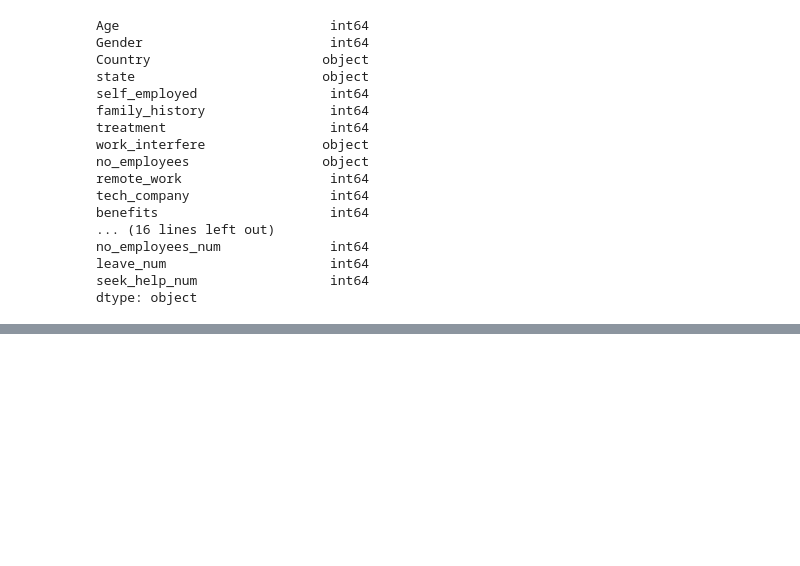
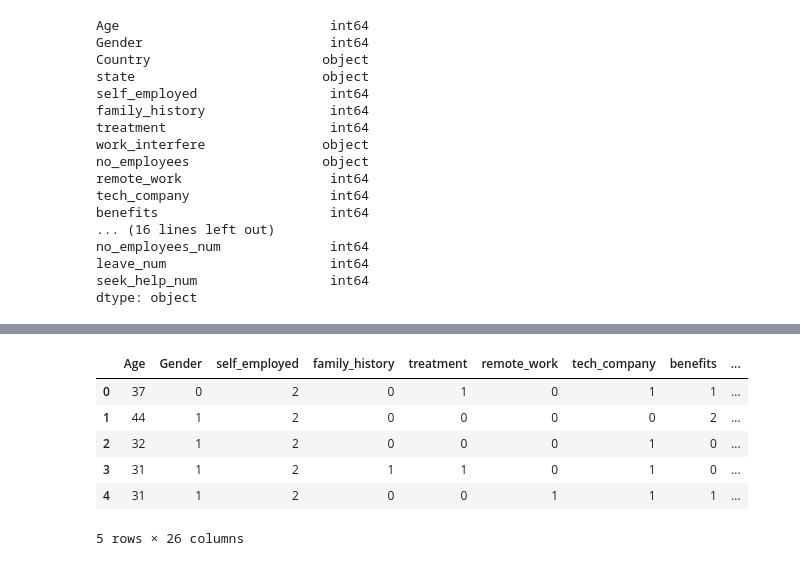
Before and after one commit to lucianawaka/datasets_mental_health, a Jupyter notebook: 1 - Mental Helth in Tech Survey/Mental Health in Tech Survey.ipynb, the cells around one changed output, grey strips where cells are left out. Saved outputs shown, nothing was run; the diff lists cells and outputs as text; code cells hidden in the pictures; blank space fills up the shorter version.

```diff
--- a/1 - Mental Helth in Tech Survey/Mental Health in Tech Survey.ipynb
+++ b/1 - Mental Helth in Tech Survey/Mental Health in Tech Survey.ipynb
@@ -632,0 +662,10 @@ dtype: object
+# %%
+features.head()
+# %% [output]
+|  | Age | Gender | self_employed | family_history | treatment | remote_work | tech_company | benefits | ... |
+| 0 | 37 | 0 | 2 | 0 | 1 | 0 | 1 | 1 | ... |
+| 1 | 44 | 1 | 2 | 0 | 0 | 0 | 0 | 2 | ... |
+| 2 | 32 | 1 | 2 | 0 | 0 | 0 | 1 | 0 | ... |
+| 3 | 31 | 1 | 2 | 1 | 1 | 0 | 1 | 0 | ... |
+| 4 | 31 | 1 | 2 | 0 | 0 | 1 | 1 | 1 | ... |
+5 rows × 26 columns
```
Also changed, not shown: parts of 6 cells of this notebook.
